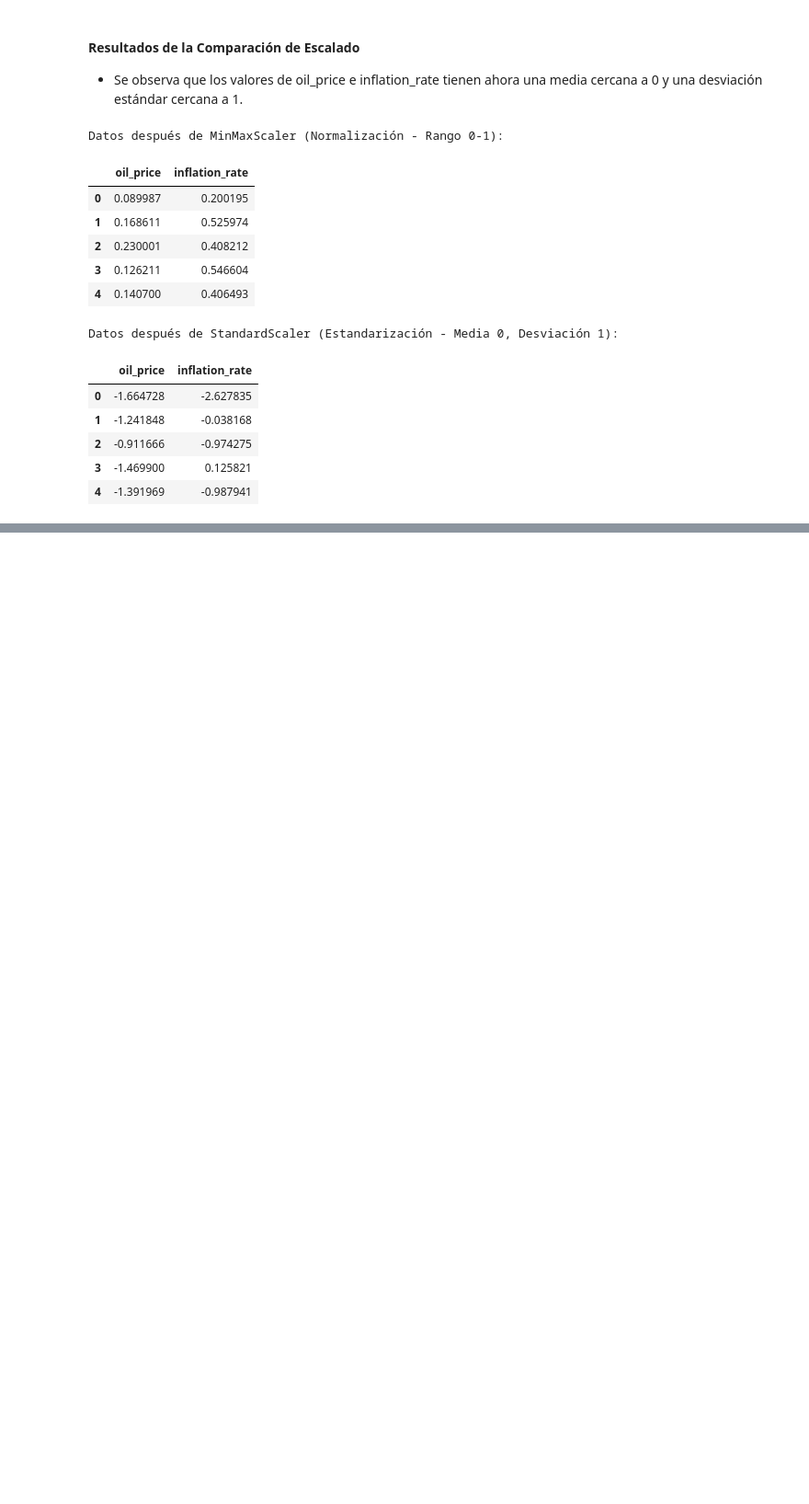
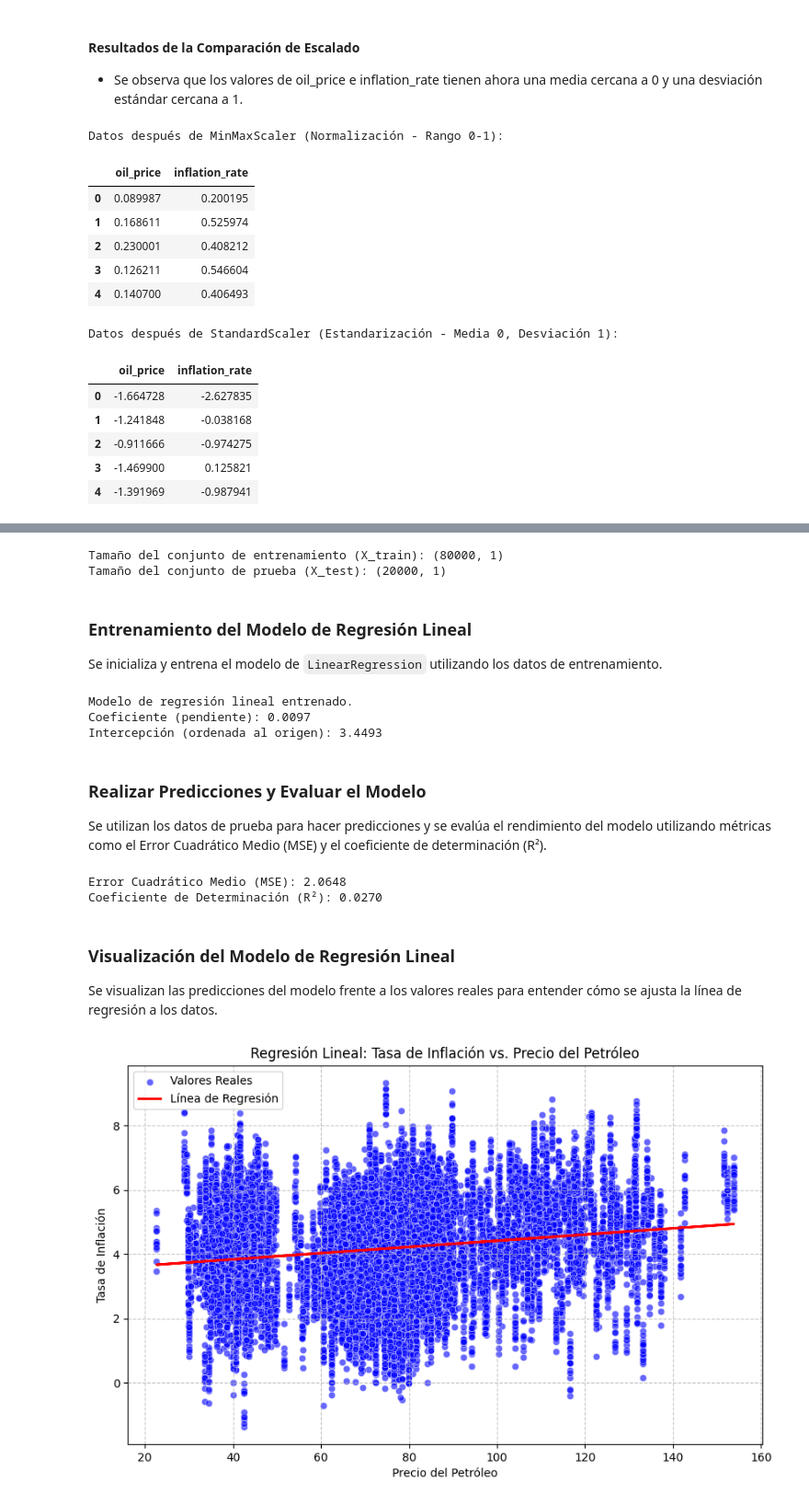
Before and after one commit to Linzdhx/Mineria_datos_covid, a Jupyter notebook: Mineria_datos_covid.ipynb, the cells around one changed output, grey strips where cells are left out. Shown at 92% size. Cells and saved outputs as stored; diff of their text form; code cells hidden in the pictures; blank space fills up the shorter version.

Commit message:
Prueba 2 Covid

```diff
--- a/Mineria_datos_covid.ipynb
+++ b/Mineria_datos_covid.ipynb
@@ -427,0 +542,64 @@ Ejemplo de codificación (primeras 5): [17 17 17 17 17]
+# %%
+# 1. Preparar los datos: X (variable independiente) y y (variable dependiente)
+X = df[['oil_price']]
+y = df['inflation_rate']
+
+# 2. Dividir los datos en conjuntos de entrenamiento y prueba
+# Usamos un 80% para entrenamiento y 20% para prueba, con una semilla para reproducibilidad
+X_train, X_test, y_train, y_test = train_test_split(X, y, test_size=0.2, random_state=42)
+
+print(f"Tamaño del conjunto de entrenamiento (X_train): {X_train.shape}")
+print(f"Tamaño del conjunto de prueba (X_test): {X_test.shape}")
+# %% [output]
+Tamaño del conjunto de entrenamiento (X_train): (80000, 1)
+Tamaño del conjunto de prueba (X_test): (20000, 1)
+# %% [markdown]
+### Entrenamiento del Modelo de Regresión Lineal
+
+Se inicializa y entrena el modelo de `LinearRegression` utilizando los datos de entrenamiento.
+# %%
+# 3. Inicializar y entrenar el modelo de regresión lineal
+model = LinearRegression()
+model.fit(X_train, y_train)
+
+print("Modelo de regresión lineal entrenado.")
+print(f"Coeficiente (pendiente): {model.coef_[0]:.4f}")
+print(f"Intercepción (ordenada al origen): {model.intercept_:.4f}")
+# %% [output]
+Modelo de regresión lineal entrenado.
+Coeficiente (pendiente): 0.0097
+Intercepción (ordenada al origen): 3.4493
+# %% [markdown]
+### Realizar Predicciones y Evaluar el Modelo
+
+Se utilizan los datos de prueba para hacer predicciones y se evalúa el rendimiento del modelo utilizando métricas como el Error Cuadrático Medio (MSE) y el coeficiente de determinación (R²).
+# %%
+# 4. Realizar predicciones sobre el conjunto de prueba
+y_pred = model.predict(X_test)
+
+# 5. Evaluar el rendimiento del modelo
+mse = mean_squared_error(y_test, y_pred)
+r2 = r2_score(y_test, y_pred)
+
+print(f"Error Cuadrático Medio (MSE): {mse:.4f}")
+print(f"Coeficiente de Determinación (R²): {r2:.4f}")
+# %% [output]
+Error Cuadrático Medio (MSE): 2.0648
+Coeficiente de Determinación (R²): 0.0270
+# %% [markdown]
+### Visualización del Modelo de Regresión Lineal
+
+Se visualizan las predicciones del modelo frente a los valores reales para entender cómo se ajusta la línea de regresión a los datos.
+# %%
+# 6. Visualizar los resultados
+plt.figure(figsize=(10, 6))
+sns.scatterplot(x=X_test['oil_price'], y=y_test, color='blue', label='Valores Reales', alpha=0.6)
+plt.plot(X_test['oil_price'], y_pred, color='red', linewidth=2, label='Línea de Regresión')
+plt.title('Regresión Lineal: Tasa de Inflación vs. Precio del Petróleo')
+plt.xlabel('Precio del Petróleo')
+plt.ylabel('Tasa de Inflación')
+plt.legend()
+plt.grid(True, linestyle='--', alpha=0.7)
+plt.show()
+# %% [output]
+[figure, added]
```
Also changed, not shown: parts of 93 cells of this notebook.
